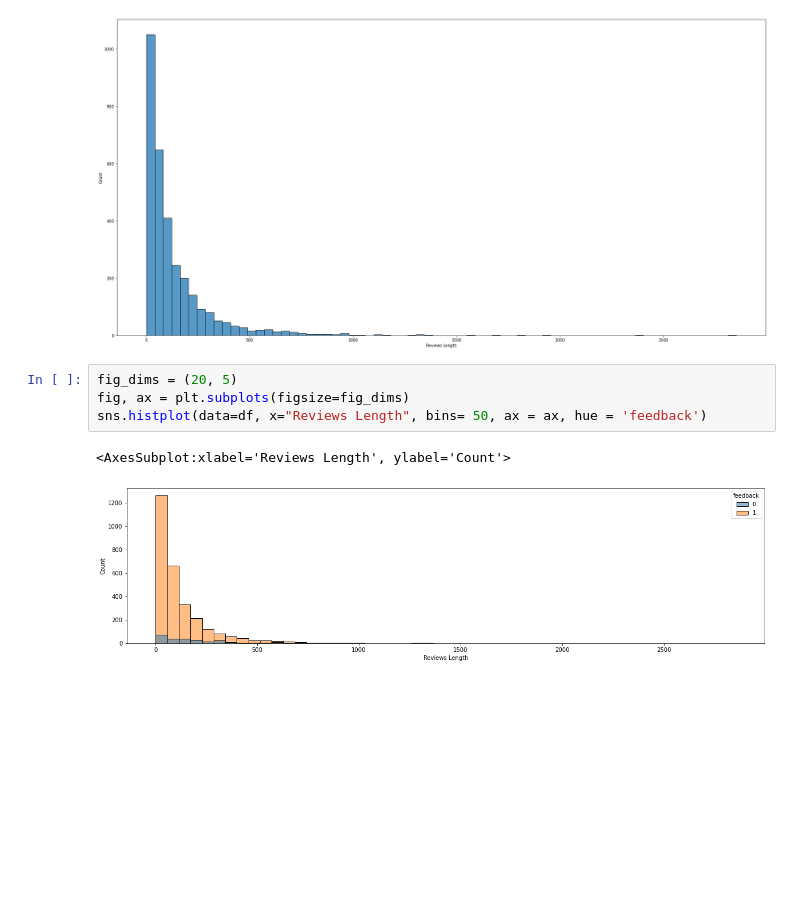
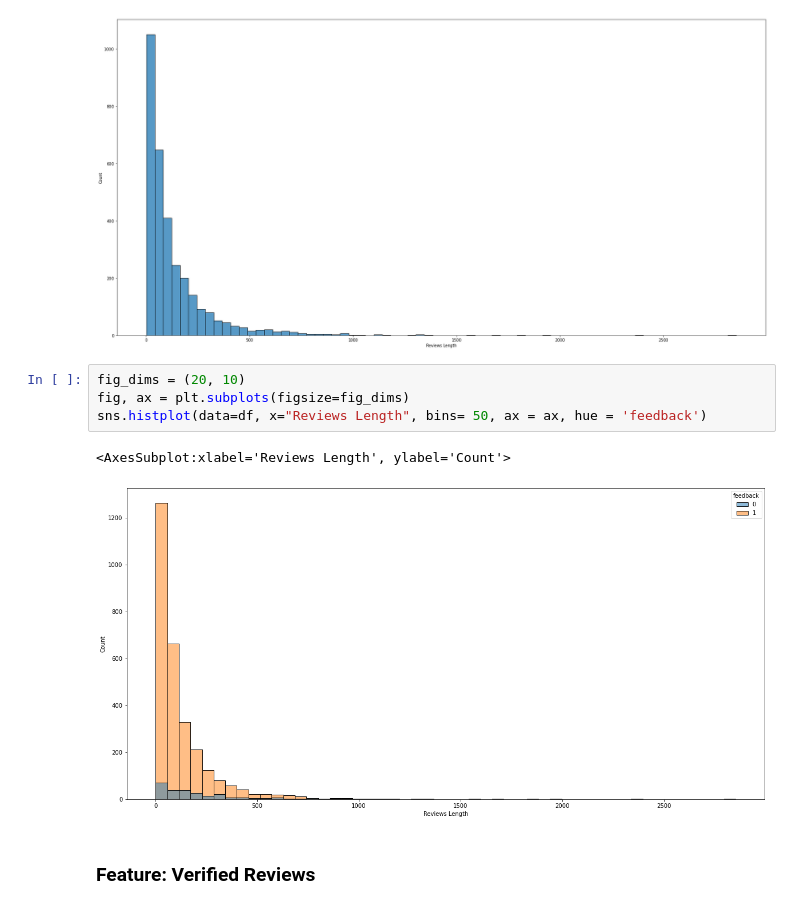
Before and after one commit to ddahiya16/Amazon-Alexa-Review-Analysis, a Jupyter notebook: Amazon Alexa Reviews Analysis.ipynb, the cells around one changed output. Drawn from its saved outputs; the diff is of its cells as text; blank space fills up the shorter version.

```diff
--- a/Amazon Alexa Reviews Analysis.ipynb
+++ b/Amazon Alexa Reviews Analysis.ipynb
@@ -150,9 +148,11 @@ sns.histplot(data=df, x="Reviews Length", bins= 70, ax = ax)
 <AxesSubplot:xlabel='Reviews Length', ylabel='Count'>
 [figure]
 # %%
-fig_dims = (20, 5)
+fig_dims = (20, 10)
 fig, ax = plt.subplots(figsize=fig_dims)
 sns.histplot(data=df, x="Reviews Length", bins= 50, ax = ax, hue = 'feedback')
 # %% [output]
 <AxesSubplot:xlabel='Reviews Length', ylabel='Count'>
-[figure, old version]
+[figure, new version]
+# %% [markdown]
+### Feature: Verified Reviews
```
Also changed, not shown: parts of 7 cells of this notebook.
